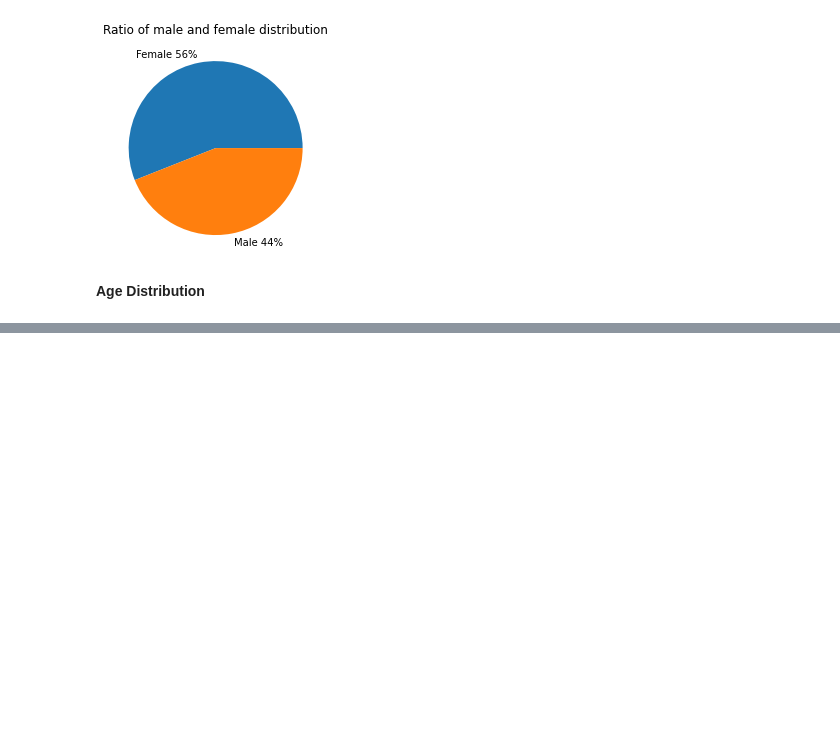
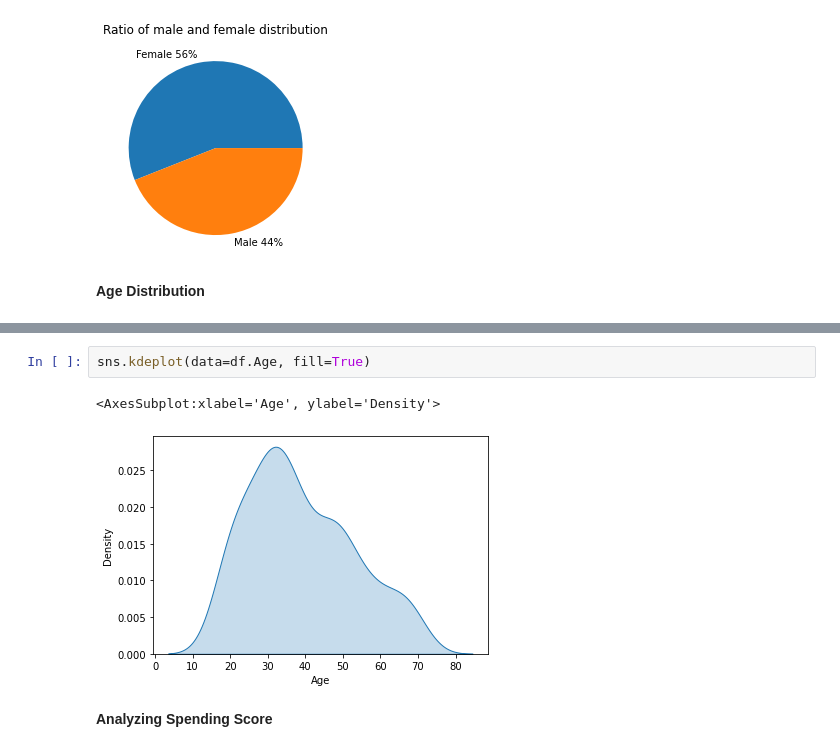
Before and after one commit to danPoku/01CustomerSegmentation, a Jupyter notebook: 01mallCustomers/mallCustomers.ipynb, the cells around one changed output, grey strips where cells are left out. Cells and saved outputs as stored; diff of their text form; blank space fills up the shorter version.

Commit message:
Analyzing spending

```diff
--- a/01mallCustomers/mallCustomers.ipynb
+++ b/01mallCustomers/mallCustomers.ipynb
@@ -135,0 +141,7 @@ Name: Age, Length: 200, dtype: int64>
+# %%
+sns.kdeplot(data=df.Age, fill=True)
+# %% [output]
+<AxesSubplot:xlabel='Age', ylabel='Density'>
+[figure, added]
+# %% [markdown]
+**Analyzing Spending Score**
```
Also changed, not shown: parts of 5 cells of this notebook.
